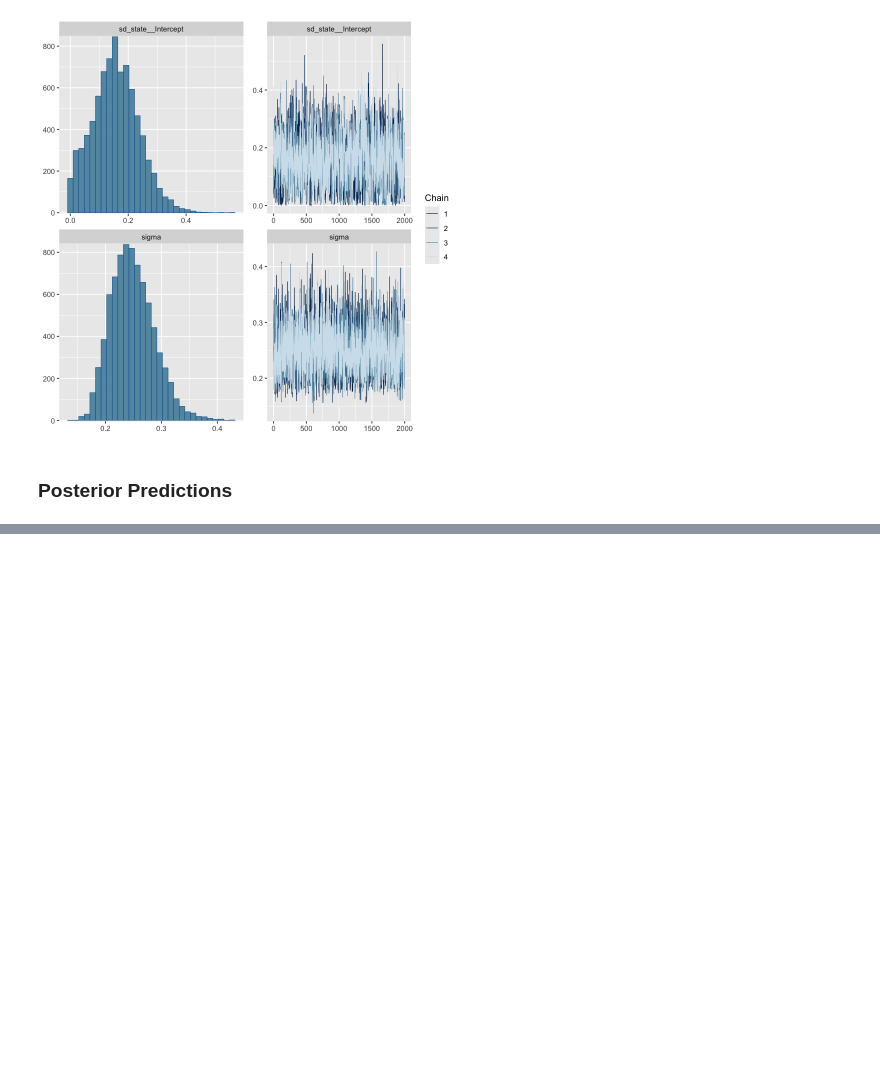
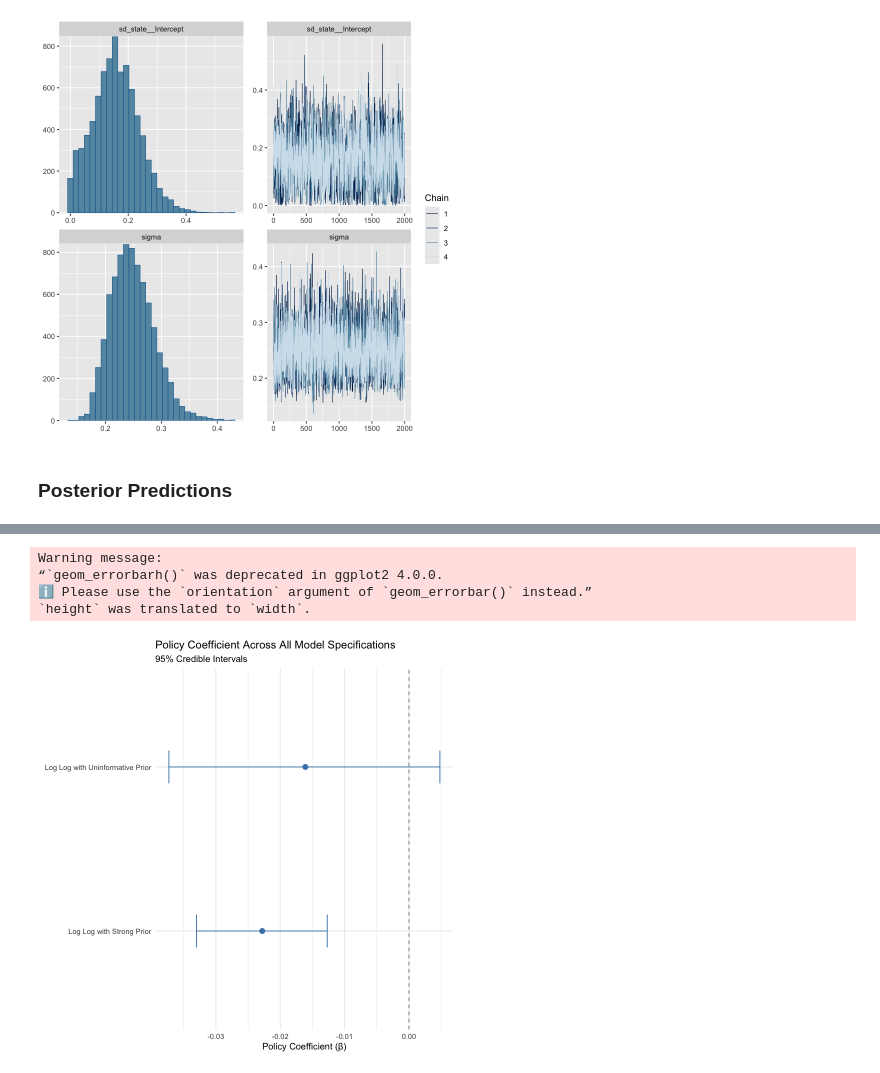
Before and after one commit to AschHarwood/evaluating_organic_waste_bans, a Jupyter notebook: final_paper_analysis/analysis_evaluating_waste_bans.ipynb, the cells around one changed output, grey strips where cells are left out. Cells and saved outputs as stored; diff of their text form; code cells hidden in the pictures; blank space fills up the shorter version.

```diff
--- a/final_paper_analysis/analysis_evaluating_waste_bans.ipynb
+++ b/final_paper_analysis/analysis_evaluating_waste_bans.ipynb
@@ -821,0 +1006,33 @@ plot(combined_model_no_prior)
+# %%
+# Add specification grouping for plotting
+beta_comparison <- beta_comparison %>%
+    mutate(
+        Specification = ifelse(grepl("Log-log", Model), "Log-log PCE", "Linear PCE"),
+        Prior = case_when(
+            grepl("Uninformative", Model) ~ "Uninformative",
+            grepl("Weak", Model) ~ "Weak",
+            grepl("Strong", Model) ~ "Strong"
+        ),
+        Distribution = ifelse(grepl("Student-t", Model), "Student-t", "Gaussian")
+    )
+
+# Forest plot
+ggplot(beta_comparison, aes(x = Beta_Median, y = reorder(Model, Beta_Median))) +
+    geom_point(aes(color = Specification, shape = Distribution), size = 3) +
+    geom_errorbarh(aes(xmin = CI_Lower, xmax = CI_Upper, color = Specification), height = 0.2) +
+    geom_vline(xintercept = 0, linetype = "dashed", color = "gray50") +
+    labs(
+        title = "Policy Coefficient Across All Model Specifications",
+        subtitle = "95% Credible Intervals",
+        x = "Policy Coefficient (β)",
+        y = NULL
+    ) +
+    scale_color_manual(values = c("Linear PCE" = "steelblue", "Log-log PCE" = "darkred")) +
+    theme_minimal() +
+    theme(legend.position = "none")
+# %% [output]
+Warning message:
+“`geom_errorbarh()` was deprecated in ggplot2 4.0.0.
+ℹ Please use the `orientation` argument of `geom_errorbar()` instead.”
+`height` was translated to `width`.
+[figure, added]
```
Also changed, not shown: parts of 14 cells of this notebook, 1 other file.
